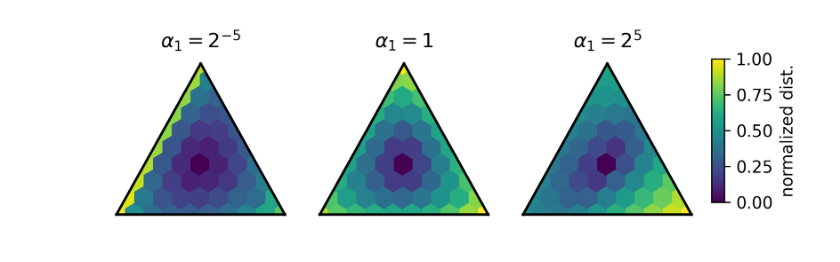
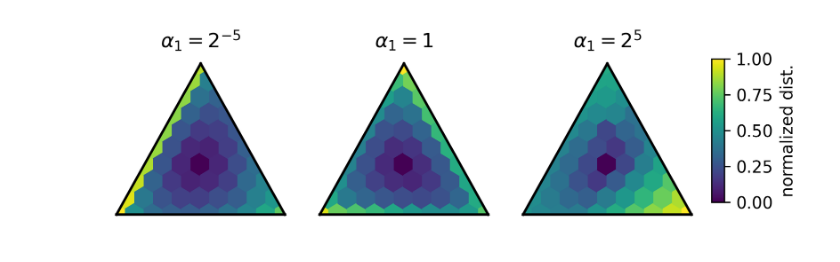
Before and after one commit to njwfish/DistributionEmbeddings, a Jupyter notebook: notebooks/stretching.ipynb, the cells around one changed output. Saved outputs shown, nothing was run; the diff lists cells and outputs as text; code cells hidden in the pictures.

Commit message:
multinomial train longer

```diff
--- a/notebooks/stretching.ipynb
+++ b/notebooks/stretching.ipynb
@@ -190,31 +190,31 @@ plt.ylim(0)
 # %%
 
 from matplotlib.cm import ScalarMappable
 from matplotlib.colors import Normalize
 
 fig, axs = plt.subplots(1, 3, figsize=(21/4, 2), dpi=300)  # 1 row, 4 plots :)
 
 norm = Normalize(vmin=0, vmax=1)
 cmap = plt.get_cmap('viridis')  # or any other!
 
 asmall = np.load('numerical_results/alpha_0.03125_dists.npy')
-a1 = np.load('numerical_results/alpha_1_dists.npy')
+a1 = np.load('numerical_results/plain_multinomial_DistributionEncoderGNN_dists.npy')
 abig = np.load('numerical_results/alpha_32_dists.npy')
 
 # plot them in order: w, plain, mnist, dna
 # plot_ternary(axs[0], w, mix_probs_labels, scale=9, title=r'analytical $W_2$')
 plot_ternary(axs[0], asmall, mix_probs_labels, scale=9, title=r'$\alpha_1 = 2^{-5}$')
 plot_ternary(axs[1], a1, mix_probs_labels, scale=9, title=r'$\alpha_1 = 1$')
 plot_ternary(axs[2], abig, mix_probs_labels, scale=9, title=r'$\alpha_1 = 2^5$')
 
 plt.subplots_adjust(right=0.96)
 
 # add vertical colorbar in the freed-up space
 sm = ScalarMappable(norm=norm, cmap=cmap)
 cbar_ax = fig.add_axes([0.99, 0.2, 0.02, 0.6])  # [left, bottom, width, height]
 fig.colorbar(sm, cax=cbar_ax, label='normalized dist.')
 
 plt.tight_layout()
 plt.show()
 # %% [output]
-[figure, old version]
+[figure, new version]
```
Also changed, not shown: parts of 2 cells of this notebook, 14 other files.
